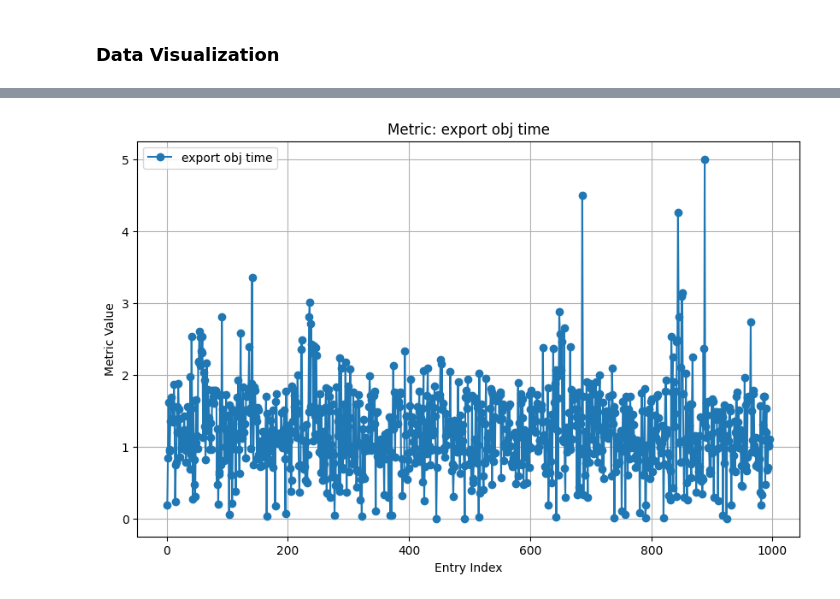
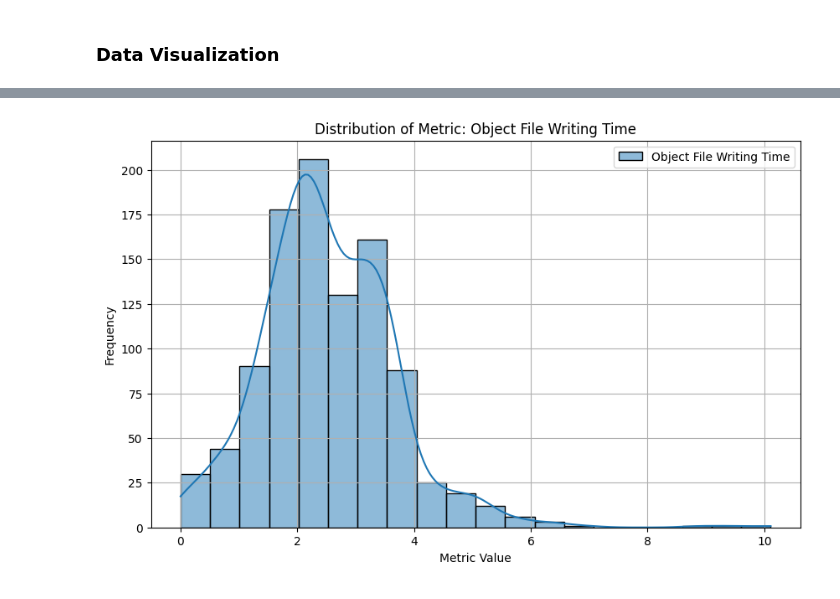
Before and after one commit to AutodeskAILab/WaLa, a Jupyter notebook: Baseline_Testing.ipynb, the cells around one changed output, grey strips where cells are left out. Saved outputs shown, nothing was run; the diff lists cells and outputs as text; code cells hidden in the pictures.

```diff
--- a/Baseline_Testing.ipynb
+++ b/Baseline_Testing.ipynb
@@ -389,39 +393,60 @@ workspace="alessandro-giuliano"
 experiment_key = '1bf42d8c3ee545628968903512893acf'
 experiment_keys = {'Benchmark':'1bf42d8c3ee545628968903512893acf','mcubes_fast_write':'223ac82d90fc4292a33c60cc93e9f929'}
 # Retrieve the experiment
-experiment = comet_api.get_experiment(workspace, project_name, experiment_keys['mcubes_fast_write'])
+experiment = comet_api.get_experiment(workspace, project_name, experiment_keys['Benchmark'])
 
-# Retrieve metrics from the experiment
-metrics = experiment.get_metrics_summary()
+def retrieve_and_plot(experiment, metric_names=None, metric_display_names=None, plotting=True):
+    if metric_names is None:
+        metric_names = [
+            "Extract Image",
+            "Latent Diffusion Time",
+            "Latent Decoding Time",
+            "Wavelet Preparation Time",
+            "Low to Highs conversion",
+            "Inverse DWT time elapsed",
+            "mcubes.marching_cubes time",
+            "export obj time",
+            "Default Delta"
+        ]
+    if metric_display_names is None:
+        metric_display_names = {
+            "Extract Image": "Image Extraction Time",
+            "Latent Diffusion Time": "Diffusion Process Time",
+            "Latent Decoding Time": "Latent Decoding",
+            "Wavelet Preparation Time": "Wavelet Prep",
+            "Low to Highs conversion": "Low→High Conversion",
+            "Inverse DWT time elapsed": "Inverse DWT Time",
+            "mcubes.marching_cubes time": "Marching Cubes Time",
+            "export obj time": "Object File Writing Time",
+            "Default Delta": "Total Runtime"
+        }
 
-# List of metric names to plot
-metric_names = [
-    "Extract Image",
-    "Latent Diffusion Time",
-    "Latent Decoding Time",
-    "Wavelet Preparation Time",
-    "Low to Highs conversion",
-    'Inverse DWT time elapsed',
-    "mcubes.marching_cubes time",
-    "export obj time"
-]
+    all_metric_data = {}
 
-# Plot each metric in a separate graph
-for metric_name in metric_names:
-    # Retrieve metric data
-    metric_data = experiment.get_metrics(metric_name)
-    # Extract values and convert to float
-    values = [float(point["metricValue"]) for point in metric_data]
-    # Create x-axis as entry indices
-    x_axis = list(range(1, len(values) + 1))
+    # Plot the distribution of each metric in a separate figure
+    for metric_name in metric_names:
+        # Retrieve metric data
+        metric_data = experiment.get_metrics(metric_name)
+        # Extract values and convert to float
+        values = [float(point["metricValue"]) for point in metric_data]
+        all_metric_data[metric_name] = values
 
-    # Create a new figure for each metric
-    plt.figure(figsize=(10, 6))
-    plt.plot(x_axis, values, label=metric_name, marker='o')
-    plt.xlabel("Entry Index")
-    plt.ylabel("Metric Value")
-    plt.title(f"Metric: {metric_name}")
-    plt.legend()
-    plt.grid()
-    plt.show()
+        display_name = metric_display_names.get(metric_name, metric_name)
+
+        if plotting:
+            plt.figure(figsize=(10, 6))
+            sns.histplot(values, kde=True, bins=20, label=display_name)
+            plt.xlabel("Metric Value")
+            plt.ylabel("Frequency")
+            plt.title(f"Distribution of Metric: {display_name}")
+            plt.legend()
+            plt.grid()
+            plt.show()
+
+
+
+    return all_metric_data, metric_names, metric_display_names
+
+
+all_metric_data, metric_names, metric_display_names = retrieve_and_plot(experiment,plotting = True)
 # %% [output]
@@ -435 +460 @@ for metric_name in metric_names:
-[figure, old version]
+[figure, new version]
```
Also changed, not shown: parts of 10 cells of this notebook, 2 other files.
